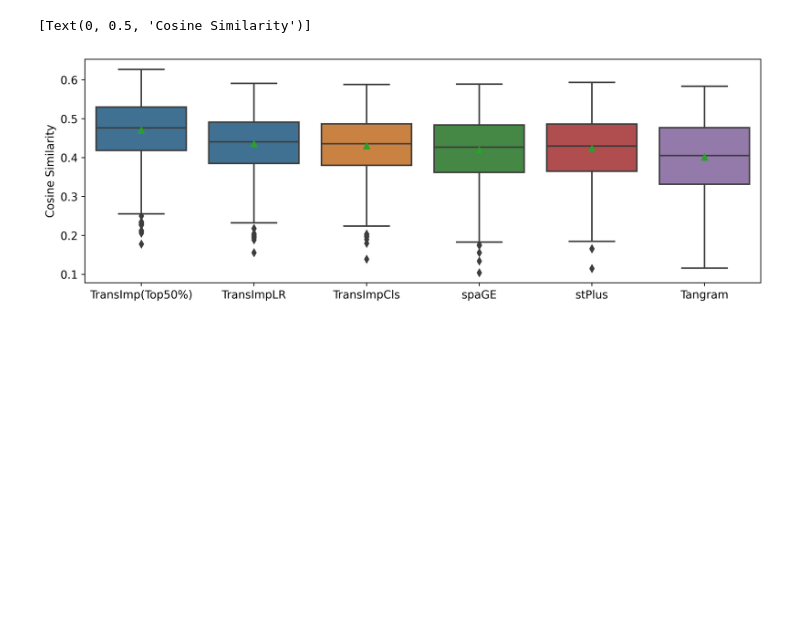
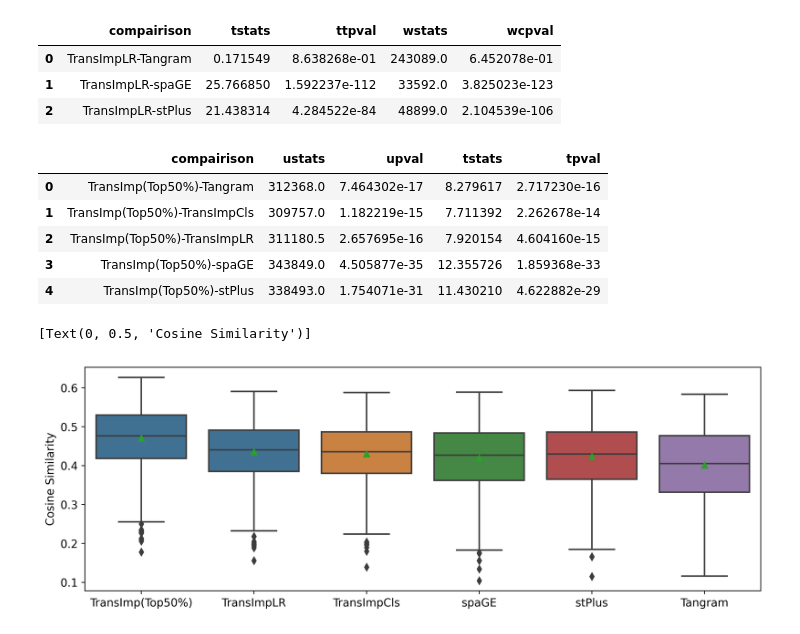
Before and after one commit to qiaochen/TranSpaAnalysis, a Jupyter notebook: plotting_starmap_supp.ipynb, the cells around one changed output. Cells and saved outputs as stored; diff of their text form; code cells hidden in the pictures; blank space fills up the shorter version.

```diff
--- a/plotting_starmap_supp.ipynb
+++ b/plotting_starmap_supp.ipynb
@@ -34,6 +35,8 @@ with open(pre_datapath, 'rb') as infile:
 
 df_spa = pd.DataFrame(spa_adata.X, columns=spa_adata.var_names)
 eval_res_T = {'pred_corr':{}}
+eval_res = {'pred_corr':{}}
+
 for file in os.listdir(output_root):
     if file.split('_')[-1].split('.')[0] not in {'spaGE', 'TransImpLR', 'stPlus', 'Tangram', 'TransImpCls'}: continue
     if len(file.split(".")[0].split('_')) != 3: continue
@@ -42,11 +45,13 @@ for file in os.listdir(output_root):
     df_res = pd.read_csv(os.path.join(output_root,file), index_col=0)
 
     corrs_T = calc_corr(df_spa[df_res.columns].T, df_res.T, df_res.index, False, True)
-
+    corrs = calc_corr(df_spa, df_res, df_res.columns, False, True)
 
     if method == "TransImpLR":
         better_corrs_T = calc_corr(df_spa[better_genes].T, df_res[better_genes].T, df_res.index, False, True)
 
     eval_res_T['pred_corr'][method] = pd.Series(corrs_T)
+    eval_res['pred_corr'][method] = pd.Series(corrs, df_res.columns)
+
     if method == "TransImpLR":
         eval_res_T['pred_corr']['TransImp(Top50%)'] = pd.Series(better_corrs_T)
@@ -55,3 +58,52 @@ df_corr_T      = pd.DataFrame(dict(sorted(eval_res_T['pred_corr'].items())))
+# %%
+df_corr_T      = pd.DataFrame(dict(sorted(eval_res_T['pred_corr'].items())))
+df_corr = pd.DataFrame(dict(sorted(eval_res['pred_corr'].items())))
+df_corr['TransImp(Top50%)'] = np.nan
+df_corr.loc[better_genes, 'TransImp(Top50%)'] = df_corr.loc[better_genes, 'TransImpLR']
+# %%
+pair_sig_tests = []
+for method in df_corr.columns:
+    if method.startswith('TransImp'): continue
+    _record = {'compairison': f'TransImpLR-{method}'}
+    tval, pval = stats.ttest_rel(df_corr['TransImpLR'], df_corr[method])
+    _record['tstats'] = tval
+    _record['ttpval'] = pval
+    wstat, pval = stats.wilcoxon(df_corr['TransImpLR'], df_corr[method])
+    _record['wstats'] = wstat
+    _record['wcpval'] = pval
+    pair_sig_tests.append(_record)
+
+pd.DataFrame(pair_sig_tests)
+# %% [output]
+|  | compairison | tstats | ttpval | wstats | wcpval |
+| 0 | TransImpLR-Tangram | 0.171549 | 8.638268e-01 | 243089.0 | 6.452078e-01 |
+| 1 | TransImpLR-spaGE | 25.766850 | 1.592237e-112 | 33592.0 | 3.825023e-123 |
+| 2 | TransImpLR-stPlus | 21.438314 | 4.284522e-84 | 48899.0 | 2.104539e-106 |
+# %%
+ind_sig_tests = []
+for method in df_corr.columns:
+    if method.startswith('TransImp(Top50%)'): continue
+    _record = {'compairison': f'TransImp(Top50%)-{method}'}
+    ustat, upval = stats.mannwhitneyu(
+                   df_corr.loc[better_genes, 'TransImp(Top50%)'], df_corr[method]
+    )
+    _record['ustats'] = ustat
+    _record['upval'] = upval
+
+    tstat, tpval = stats.ttest_ind(
+                df_corr.loc[better_genes, 'TransImp(Top50%)'], df_corr[method])
+    _record['tstats'] = tstat
+    _record['tpval'] = tpval
+    ind_sig_tests.append(_record)
+
+pd.DataFrame(ind_sig_tests)
+# %% [output]
+|  | compairison | ustats | upval | tstats | tpval |
+| 0 | TransImp(Top50%)-Tangram | 312368.0 | 7.464302e-17 | 8.279617 | 2.717230e-16 |
+| 1 | TransImp(Top50%)-TransImpCls | 309757.0 | 1.182219e-15 | 7.711392 | 2.262678e-14 |
+| 2 | TransImp(Top50%)-TransImpLR | 311180.5 | 2.657695e-16 | 7.920154 | 4.604160e-15 |
+| 3 | TransImp(Top50%)-spaGE | 343849.0 | 4.505877e-35 | 12.355726 | 1.859368e-33 |
+| 4 | TransImp(Top50%)-stPlus | 338493.0 | 1.754071e-31 | 11.430210 | 4.622882e-29 |
 # %%
 plt.figure(figsize=(12, 4), dpi= 380)
 plt.rcParams.update({"font.size":11, 'axes.titlesize':12})
```
Also changed, not shown: parts of 2 cells of this notebook, 3 other files.
